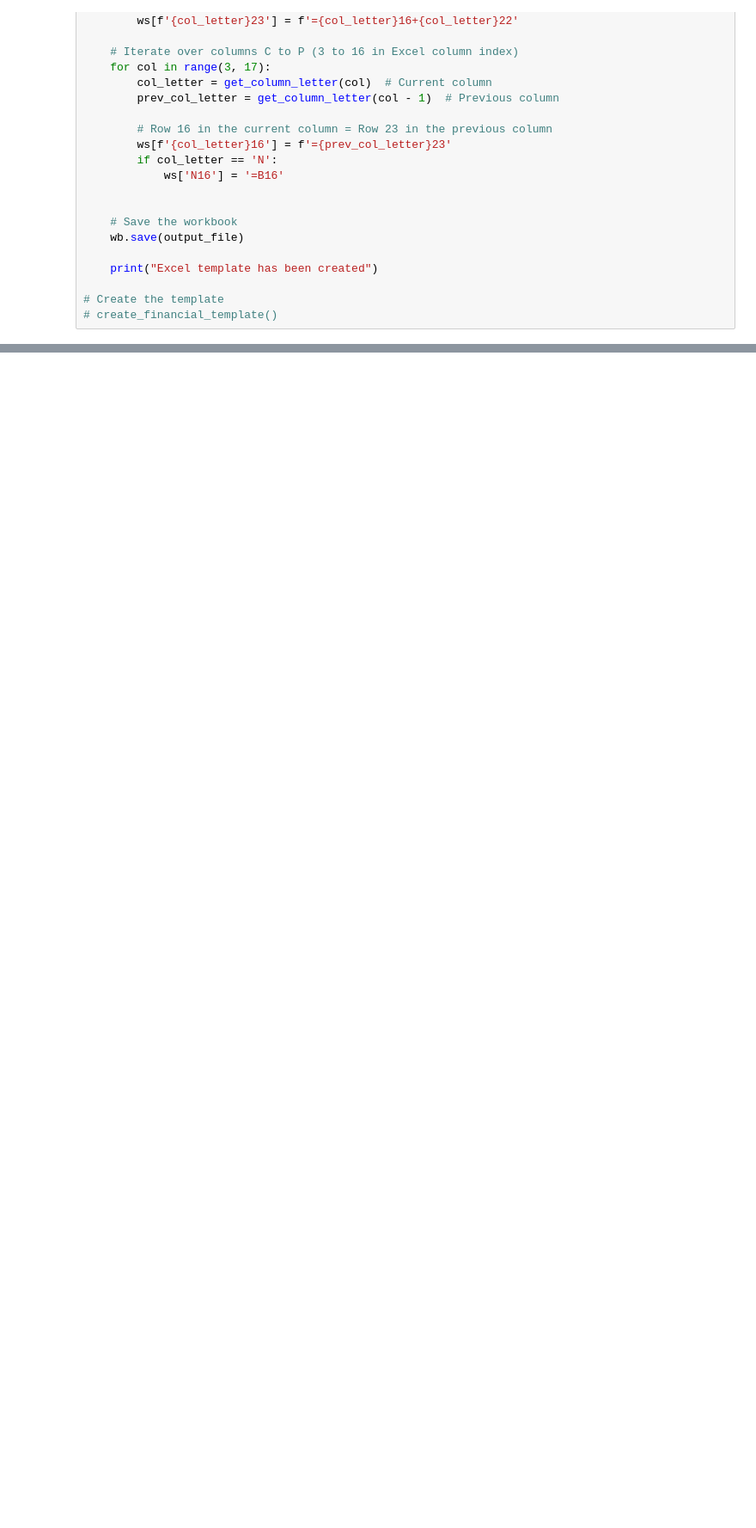
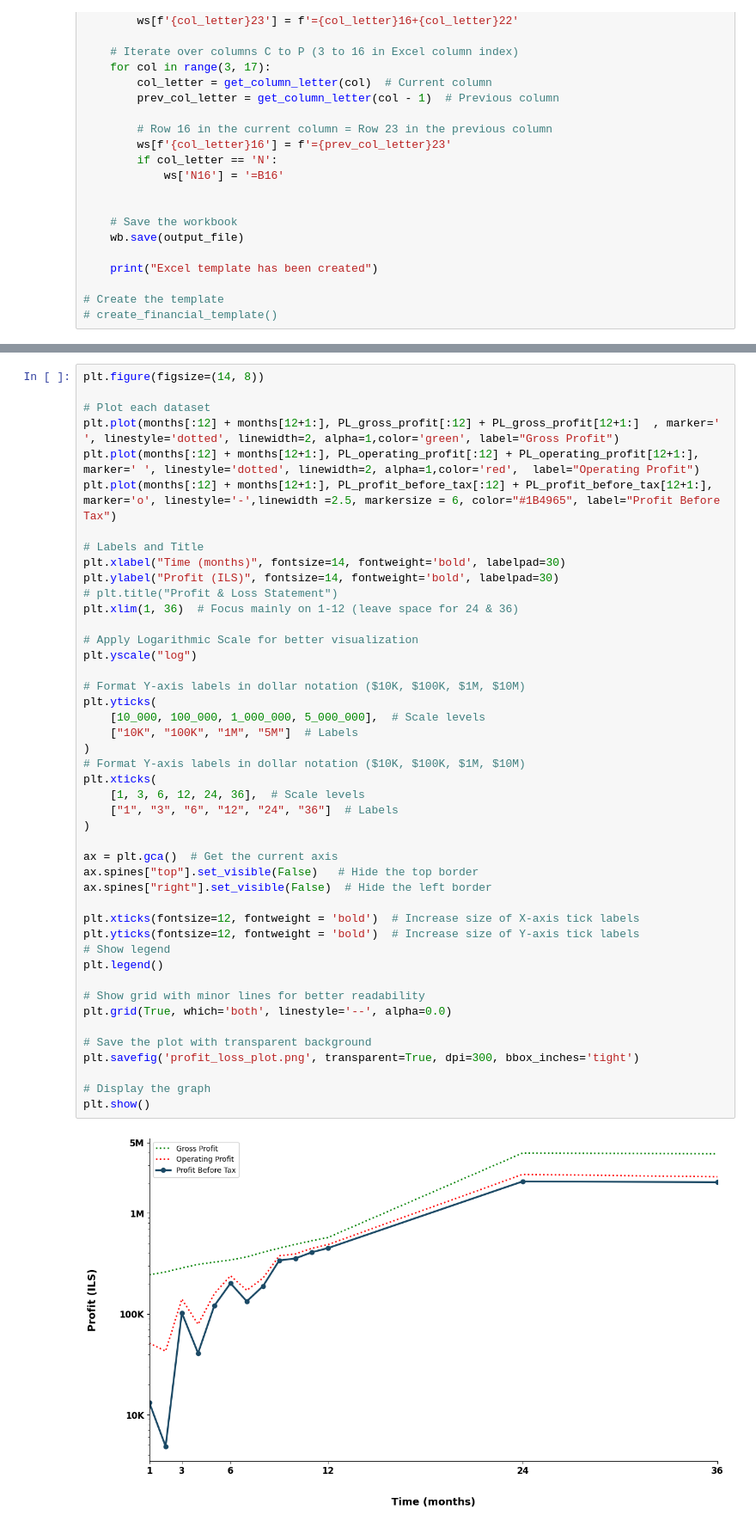
Before and after one commit to TalLevi7/SafeJourney_data_visualization, a Jupyter notebook: main.ipynb, the cells around one changed output, grey strips where cells are left out. Shown at 86% size. Cells and saved outputs as stored; diff of their text form; blank space fills up the shorter version.

```diff
--- a/main.ipynb
+++ b/main.ipynb
@@ -128,0 +160,47 @@ def create_financial_template(output_file='financial_template.xlsx'):
+# %%
+plt.figure(figsize=(14, 8))
+
+# Plot each dataset
+plt.plot(months[:12] + months[12+1:], PL_gross_profit[:12] + PL_gross_profit[12+1:]  , marker=' ', linestyle='dotted', linewidth=2, alpha=1,color='green', label="Gross Profit")
+plt.plot(months[:12] + months[12+1:], PL_operating_profit[:12] + PL_operating_profit[12+1:], marker=' ', linestyle='dotted', linewidth=2, alpha=1,color='red',  label="Operating Profit")
+plt.plot(months[:12] + months[12+1:], PL_profit_before_tax[:12] + PL_profit_before_tax[12+1:], marker='o', linestyle='-',linewidth =2.5, markersize = 6, color="#1B4965", label="Profit Before Tax")
+
+# Labels and Title
+plt.xlabel("Time (months)", fontsize=14, fontweight='bold', labelpad=30)
+plt.ylabel("Profit (ILS)", fontsize=14, fontweight='bold', labelpad=30)
+# plt.title("Profit & Loss Statement")
+plt.xlim(1, 36)  # Focus mainly on 1-12 (leave space for 24 & 36)
+
+# Apply Logarithmic Scale for better visualization
+plt.yscale("log")
+
+# Format Y-axis labels in dollar notation ($10K, $100K, $1M, $10M)
+plt.yticks(
+    [10_000, 100_000, 1_000_000, 5_000_000],  # Scale levels
+    ["10K", "100K", "1M", "5M"]  # Labels
+)
+# Format Y-axis labels in dollar notation ($10K, $100K, $1M, $10M)
+plt.xticks(
+    [1, 3, 6, 12, 24, 36],  # Scale levels
+    ["1", "3", "6", "12", "24", "36"]  # Labels
+)
+
+ax = plt.gca()  # Get the current axis
+ax.spines["top"].set_visible(False)   # Hide the top border
+ax.spines["right"].set_visible(False)  # Hide the left border
+
+plt.xticks(fontsize=12, fontweight = 'bold')  # Increase size of X-axis tick labels
+plt.yticks(fontsize=12, fontweight = 'bold')  # Increase size of Y-axis tick labels
+# Show legend
+plt.legend()
+
+# Show grid with minor lines for better readability
+plt.grid(True, which='both', linestyle='--', alpha=0.0)
+
+# Save the plot with transparent background
+plt.savefig('profit_loss_plot.png', transparent=True, dpi=300, bbox_inches='tight')
+
+# Display the graph
+plt.show()
+# %% [output]
+[figure, added]
```
Also changed, not shown: parts of 2 cells of this notebook, 1 other file.
